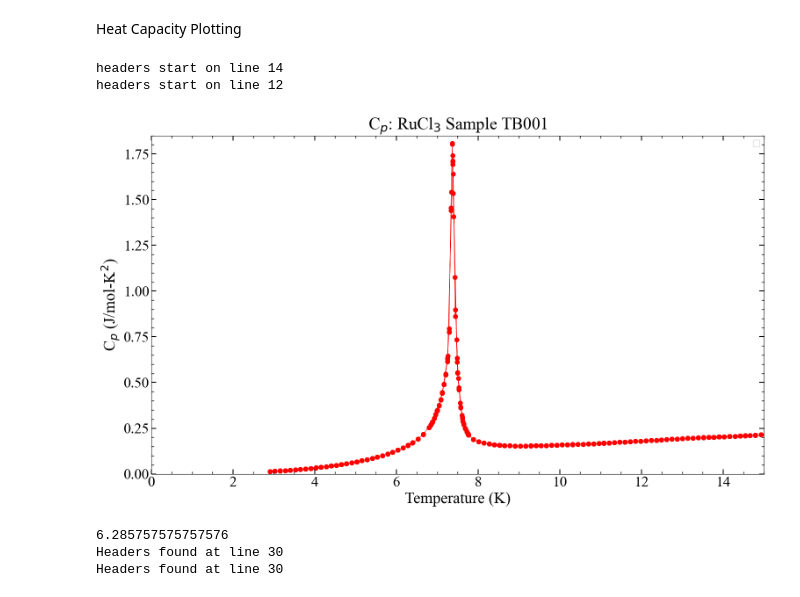
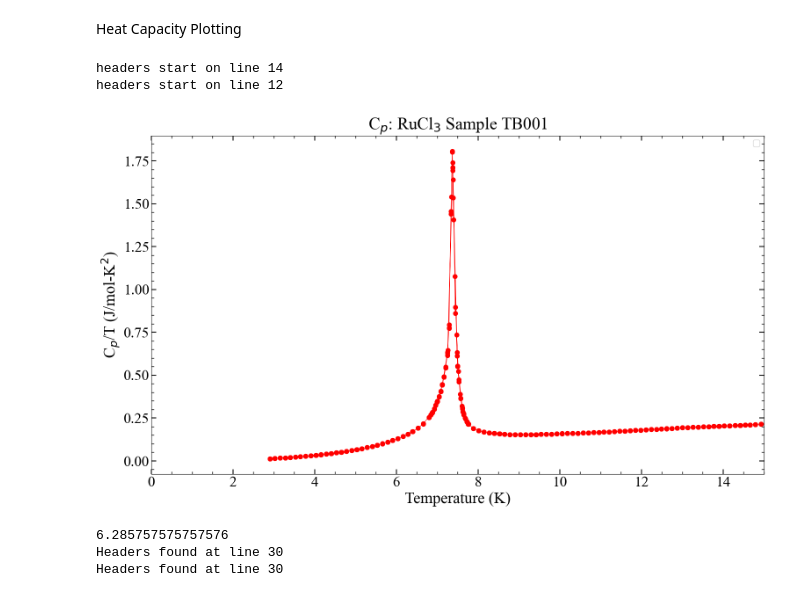
Before and after one commit to Brogan8813/strain-cell, a Jupyter notebook: PPMS_Data_and_Plotting/Plotting/PPMS Plotting.ipynb, the cells around one changed output. Cells and saved outputs as stored; diff of their text form; code cells hidden in the pictures.

```diff
--- a/PPMS_Data_and_Plotting/Plotting/PPMS Plotting.ipynb
+++ b/PPMS_Data_and_Plotting/Plotting/PPMS Plotting.ipynb
@@ -1138,36 +1140,36 @@ plt.scatter(x3, y3, marker='o', s=50,
 plt.plot(x3, y3, c='g', linewidth=0.8)
 '''
 
 '''
 plt.axvline(
     x=7.35,
     color='orange',
     linestyle='--',
     linewidth=1.5,
     label='Neel Temperature, 7.35 K'
 )
 '''
 plt.xlim(0, 15)
-plt.ylim(0, 1.85)
+#plt.ylim(0, 1.85)
 
 Title='C$_p$: RuCl$_3$ Sample TB001'
 plt.title(Title,fontsize=28)
 plt.xlabel('Temperature (K)', fontsize=26)
-plt.ylabel('C$_p$ (J/mol-K$^2$)', fontsize=26)
+plt.ylabel('C$_p$/T (J/mol-K$^2$)', fontsize=26)
 plt.xticks(fontsize=24)
 plt.yticks(fontsize=24)
 #plt.grid('both')
 plt.minorticks_on()
 plt.tick_params(which='major', direction='in', top=True, right=True, length=8, width=1.5)
 plt.tick_params(which='minor', direction='in', top=True, right=True, length=4, width=1.0)
 plt.legend()
 #save_next_plot("C:/Users/TXB909/Documents/strain-cell/Plotted Figures", prefix=Title)
 #must save plot before plt.show() to ensure it saves the current figure
 plt.show()
 # %% [output]
 headers start on line 14
 headers start on line 12
-[figure, old version]
+[figure, new version]
 # %%
 #SUSCEPTIBILITY OF RUCL3
 #plot_mom_vs_temp(df_temperature_range, sample, field, fc_or_zfc)
```
Also changed, not shown: parts of 1 cell of this notebook, 22 other files.
